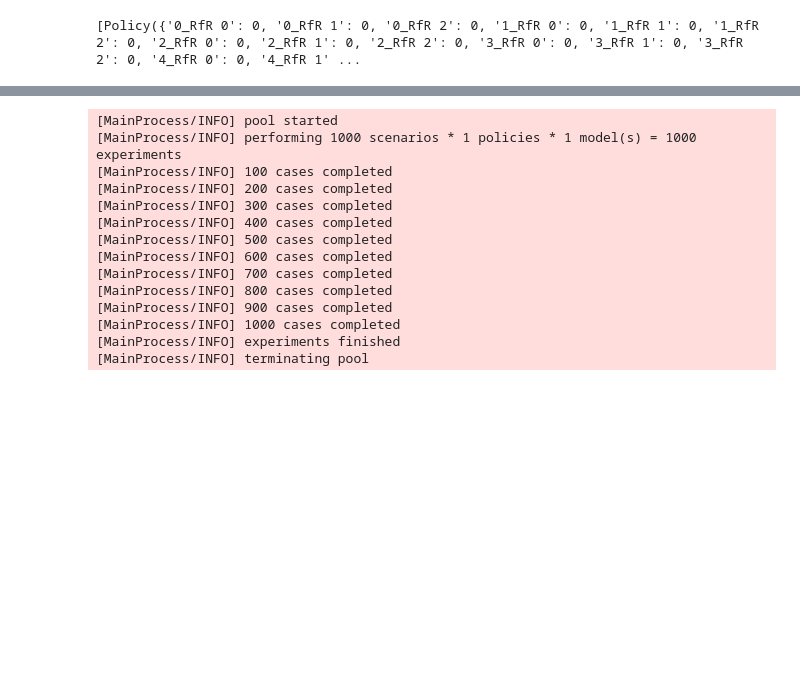
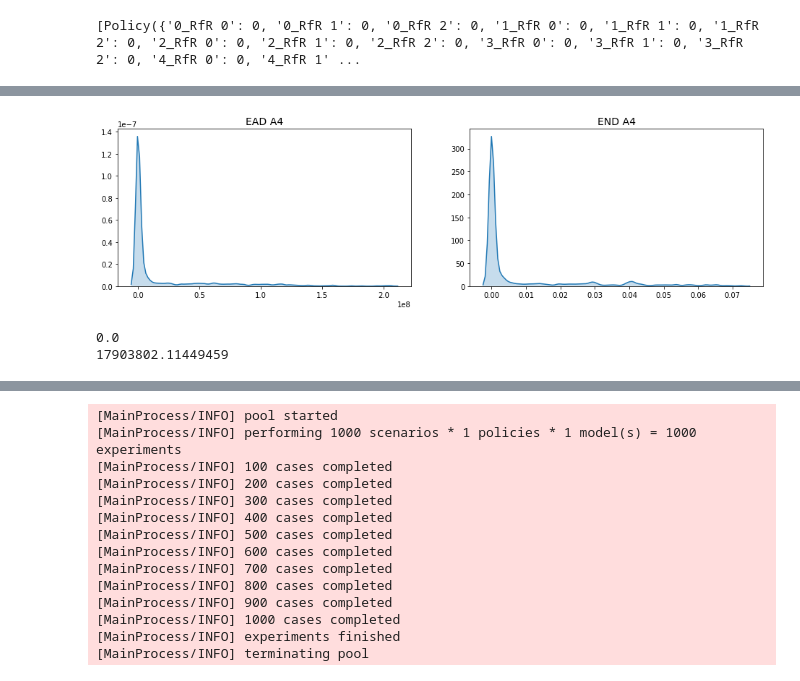
Before and after one commit to aarsundaram/ModelBasedDecisionMaking_Group12, a Jupyter notebook: final assignment/Evaluating the Levers of Gorssel.ipynb, the cells around one changed output, grey strips where cells are left out. Drawn from its saved outputs; the diff is of its cells as text; code cells hidden in the pictures; blank space fills up the shorter version.

```diff
--- a/final assignment/Evaluating the Levers of Gorssel.ipynb
+++ b/final assignment/Evaluating the Levers of Gorssel.ipynb
@@ -230,7 +228,7 @@ RfRinGorssel = [Policy("RfR in Gorssel only", **{'0_RfR 0': 0, '0_RfR 1': 0, '0_
                                                     'A.4_DikeIncrease 2': 0, 'A.5_DikeIncrease 0': 0,
                                                     'A.5_DikeIncrease 1': 0, 'A.5_DikeIncrease 2': 0})]
 
-MassiveDHinGorssel = [Policy("DH in Gorssel only", **{'0_RfR 0': 0, '0_RfR 1': 0, '0_RfR 2': 0,
+MassiveDHinGorssel = [Policy("Massive DH in Gorssel only", **{'0_RfR 0': 0, '0_RfR 1': 0, '0_RfR 2': 0,
                                                            '1_RfR 0': 0, '1_RfR 1': 0, '1_RfR 2': 0,
                                                            '2_RfR 0': 0, '2_RfR 1': 0, '2_RfR 2': 0,
                                                            '3_RfR 0': 0, '3_RfR 1': 0, '3_RfR 2': 0,
@@ -243,7 +241,7 @@ MassiveDHinGorssel = [Policy("DH in Gorssel only", **{'0_RfR 0': 0, '0_RfR 1': 0
                                                            'A.4_DikeIncrease 0': 10, 'A.4_DikeIncrease 1': 10,
                                                            'A.4_DikeIncrease 2': 10, 'A.5_DikeIncrease 0': 0,
                                                            'A.5_DikeIncrease 1': 0, 'A.5_DikeIncrease 2': 0})]
-ModerateDHinGorssel = [Policy("DH in Gorssel only", **{'0_RfR 0': 0, '0_RfR 1': 0, '0_RfR 2': 0,
+ModerateDHinGorssel = [Policy("Moderate DH in Gorssel only", **{'0_RfR 0': 0, '0_RfR 1': 0, '0_RfR 2': 0,
                                                            '1_RfR 0': 0, '1_RfR 1': 0, '1_RfR 2': 0,
                                                            '2_RfR 0': 0, '2_RfR 1': 0, '2_RfR 2': 0,
                                                            '3_RfR 0': 0, '3_RfR 1': 0, '3_RfR 2': 0,
@@ -256,7 +254,7 @@ ModerateDHinGorssel = [Policy("DH in Gorssel only", **{'0_RfR 0': 0, '0_RfR 1':
                                                            'A.4_DikeIncrease 0': 5, 'A.4_DikeIncrease 1': 5,
                                                            'A.4_DikeIncrease 2': 5, 'A.5_DikeIncrease 0': 0,
                                                            'A.5_DikeIncrease 1': 0, 'A.5_DikeIncrease 2': 0} )]
-DHRfRinGorssel = [Policy("DH in Gorssel only", **{'0_RfR 0': 0, '0_RfR 1': 0, '0_RfR 2': 0,
+DHRfRinGorssel = [Policy("RfR+DH in Gorssel only", **{'0_RfR 0': 0, '0_RfR 1': 0, '0_RfR 2': 0,
                                                            '1_RfR 0': 0, '1_RfR 1': 0, '1_RfR 2': 0,
                                                            '2_RfR 0': 0, '2_RfR 1': 0, '2_RfR 2': 0,
                                                            '3_RfR 0': 0, '3_RfR 1': 0, '3_RfR 2': 0,
@@ -269,3 +267,12 @@ DHRfRinGorssel = [Policy("DH in Gorssel only", **{'0_RfR 0': 0, '0_RfR 1': 0, '0
                                                            'A.4_DikeIncrease 0': 5, 'A.4_DikeIncrease 1': 5,
                                                            'A.4_DikeIncrease 2': 5, 'A.5_DikeIncrease 0': 0,
                                                            'A.5_DikeIncrease 1': 0, 'A.5_DikeIncrease 2': 0} )]
+# %%
+#TEST
+start = time.time()
+with MultiprocessingEvaluator(dike_model) as evaluator:
+    experimentstest,outcomestest = evaluator.perform_experiments(scenarios=scenarios[1], policies=DHRfRinGorssel)
+
+
+end = time.time()
+print("time taken: {} seconds".format((end-start)))
@@ -271,0 +312,9 @@ DHRfRinGorssel = [Policy("DH in Gorssel only", **{'0_RfR 0': 0, '0_RfR 1': 0, '0
+# %%
+#No Policy
+start = time.time()
+with MultiprocessingEvaluator(dike_model) as evaluator:
+    experiments0,outcomes0 = evaluator.perform_experiments(scenarios=1000, policies=nopolicy)
+
+
+end = time.time()
+print("time taken: {} seconds".format((end-start)))
@@ -271,0 +337,9 @@ DHRfRinGorssel = [Policy("DH in Gorssel only", **{'0_RfR 0': 0, '0_RfR 1': 0, '0
+# %%
+outcomes0 = pd.DataFrame(outcomes0)
+outcomes0_ = outcomes0
+aggregate_outcomesA4(outcomes0_, "Expected Annual Damage")
+aggregate_outcomesA4(outcomes0_, "Expected Number of Deaths")
+aggregate_outcomesA4(outcomes0_, "Dike Investment Costs")
+aggregate_outcomes(outcomes0_, "RfR Total Costs")
+aggregate_outcomes(outcomes0_, "Expected Evacuation Costs")
+outcomes0_
@@ -271,0 +360,20 @@ DHRfRinGorssel = [Policy("DH in Gorssel only", **{'0_RfR 0': 0, '0_RfR 1': 0, '0
+# %%
+import seaborn as sns
+import matplotlib.pyplot as plt
+fig, (ax1, ax2) = plt.subplots(1,2, figsize=(16,4))
+
+ax1.set_title('EAD A4', size=14)
+ax2.set_title('END A4', size=14)
+
+sns.kdeplot(outcomes0_['Total A.4 Expected Annual Damage'], ax=ax1, shade=True, legend = False)
+sns.kdeplot(outcomes0_['Total A.4 Expected Number of Deaths'], ax=ax2, shade=True, legend = False)
+
+plt.show()
+# %% [output]
+[figure, added]
+# %%
+print(np.percentile(outcomes0_['Total A.4 Expected Annual Damage'],61))
+print(outcomes0_['Total A.4 Expected Annual Damage'].mean())
+# %% [output]
+0.0
+17903802.11449459
```
Also changed, not shown: parts of 43 cells of this notebook.
